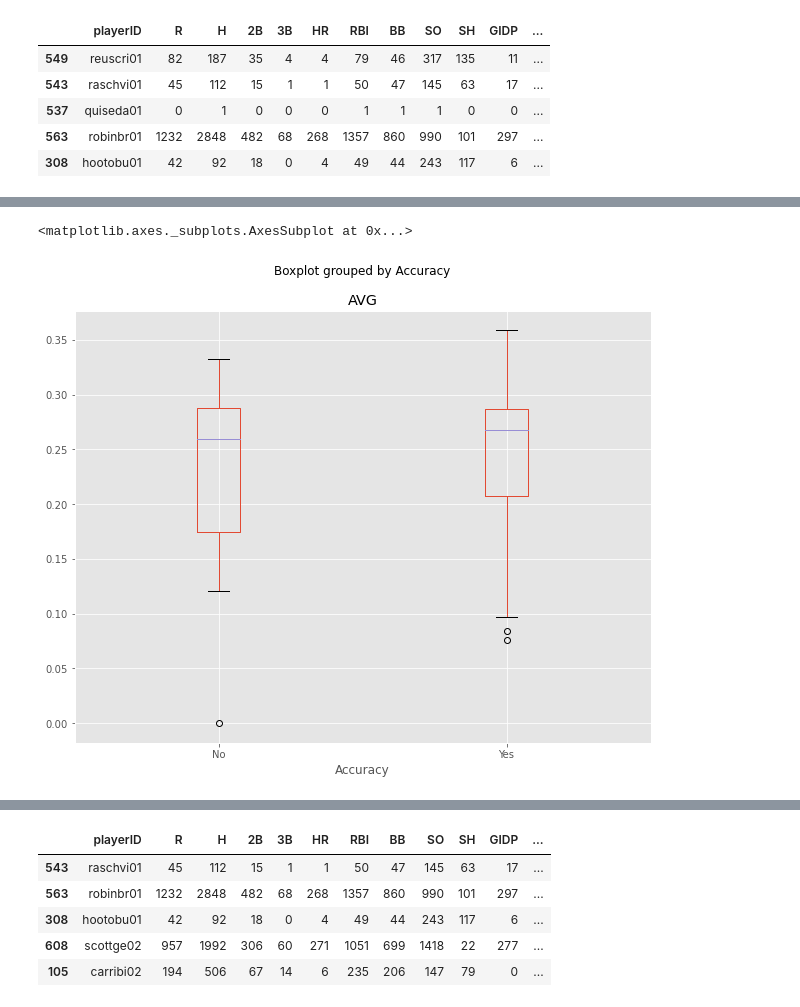
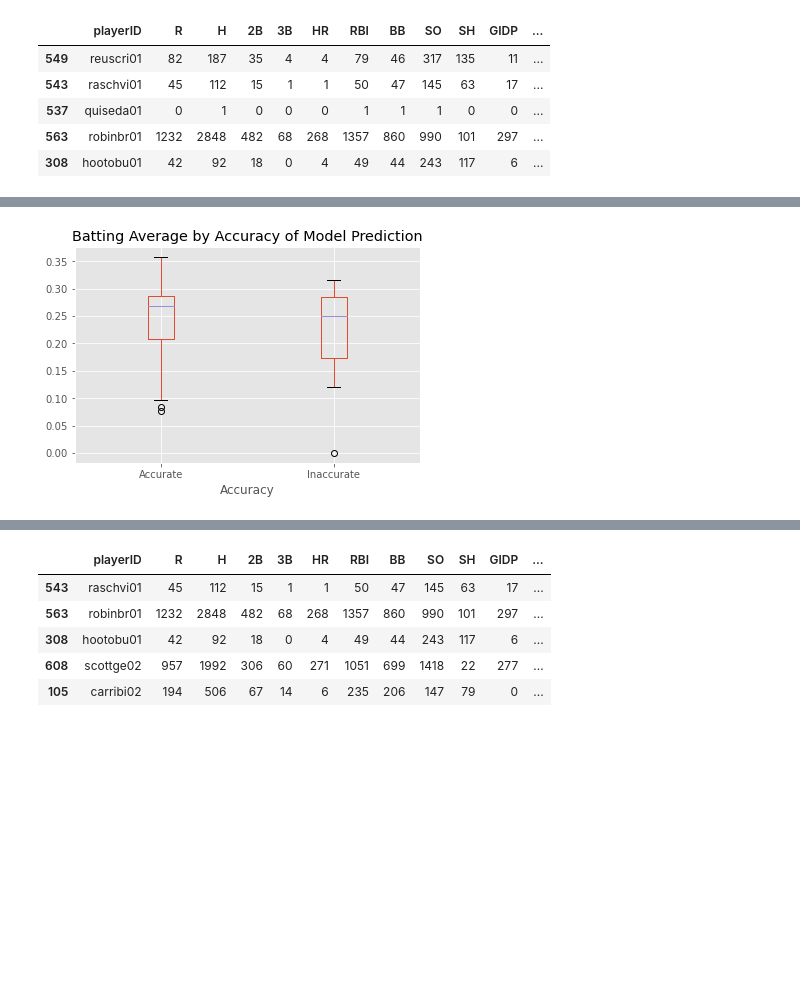
Before and after one commit to arivers444/Project_Finale, a Jupyter notebook: HOF_randomF-Angela.ipynb, the cells around one changed output, grey strips where cells are left out. Saved outputs shown, nothing was run; the diff lists cells and outputs as text; code cells hidden in the pictures; blank space fills up the shorter version.

```diff
--- a/HOF_randomF-Angela.ipynb
+++ b/HOF_randomF-Angela.ipynb
@@ -394,7 +394,7 @@ df3
 187 rows × 19 columns
 # %%
 # Append dataframe with column comparing actual inducted to predicted accuracy.
-df3['Accuracy'] = np.where(df3['inducted'] == df3['predicted'], 'Yes', 'No')
+df3['Accuracy'] = np.where(df3['inducted'] == df3['predicted'], 'Accurate', 'Inaccurate')
 df3.head()
 # %% [output]
 |  | playerID | R | H | 2B | 3B | HR | RBI | BB | SO | SH | GIDP | ... |
@@ -420,10 +428,13 @@ df3.boxplot(column='R', by='Accuracy', ax=ax)
 # %%
 # Create boxplot comparing batting average data of inaccurately predicted outcomes versus accurately predicted outcomes.
-fig, ax = plt.subplots(figsize=(10,8))
+
+df3.boxplot(column='AVG', by='Accuracy')
+title_boxplot = 'Batting Average by Accuracy of Model Prediction'
+plt.title(title_boxplot)
 plt.suptitle('')
-df3.boxplot(column='AVG', by='Accuracy', ax=ax)
+plt.savefig("analysis/BattingAvgBoxplot.png")
+plt.show()
 # %% [output]
-<matplotlib.axes._subplots.AxesSubplot at 0x...>
-[figure, old version]
+[figure, new version]
 # %%
 # Create boxplot comparing hits data of inaccurately predicted outcomes versus accurately predicted outcomes.
```
Also changed, not shown: parts of 7 cells of this notebook, 5 other files.
